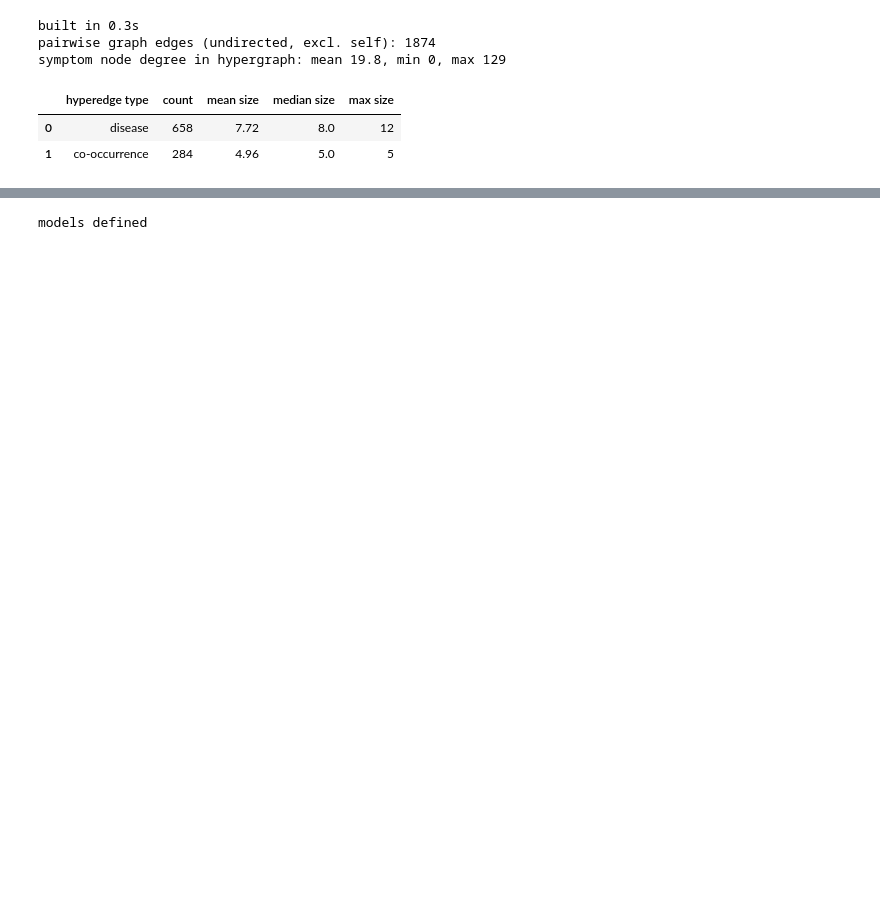
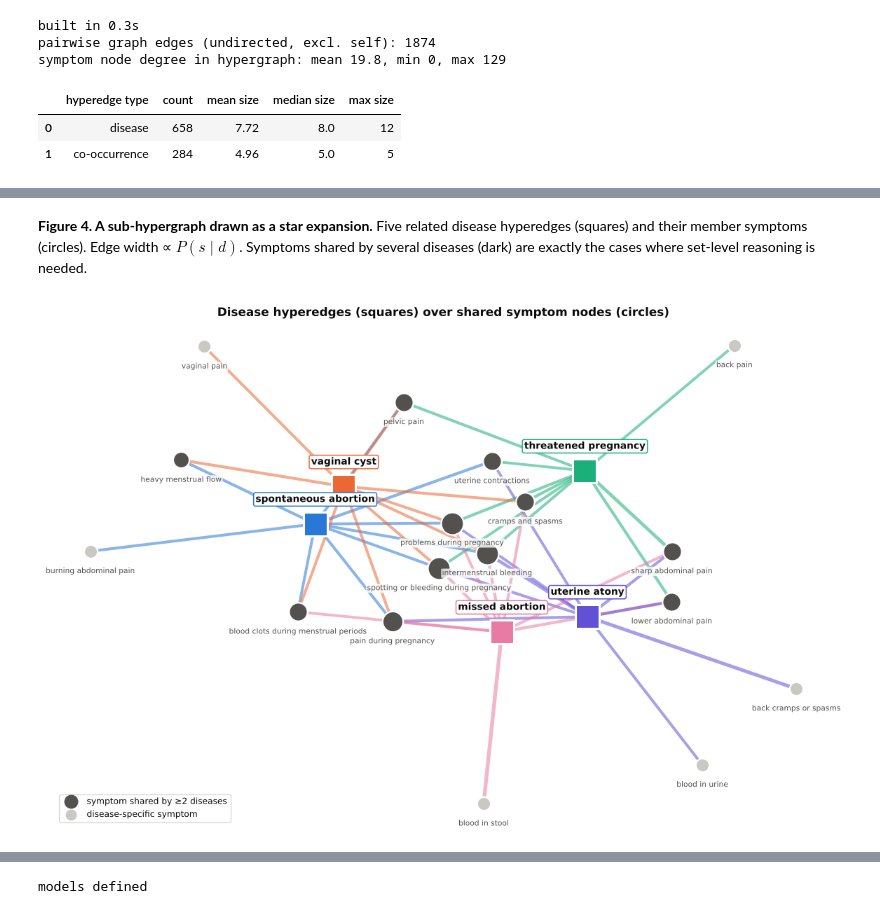
Before and after one commit to isratjahan829/CSE366-4--2021-2-60-115, a Jupyter notebook: HyperDiag-Thesis/HyperDiag_PreDefence.ipynb, the cells around one changed output, grey strips where cells are left out. Drawn from its saved outputs; the diff is of its cells as text; code cells hidden in the pictures; blank space fills up the shorter version.

```diff
--- a/HyperDiag-Thesis/HyperDiag_PreDefence.ipynb
+++ b/HyperDiag-Thesis/HyperDiag_PreDefence.ipynb
@@ -383 +523,37 @@ savefig("fig_hypergraph.png")
+# %% [markdown]
+**Figure 4. A sub-hypergraph drawn as a star expansion.** Five related disease hyperedges (squares) and their member symptoms (circles).
+Edge width ∝ $P(s\mid d)$. Symptoms shared by several diseases (dark) are exactly the cases where set-level reasoning is needed.
+# %%
+def jaccard_rows(Hb):
+    Hb = Hb.astype(np.float32); inter = Hb @ Hb.T; sz = Hb.sum(1)
+    return inter / np.maximum(sz[:, None] + sz[None] - inter, 1)
+JAC = jaccard_rows(ST["Hd"])
+d0 = int(np.argsort(-n_c)[2]); nbrs = [d0] + [int(i) for i in np.argsort(-JAC[d0]) if i != d0][:4]
+G = nx.Graph(); dis_col = ["#2a78d6", "#eb6834", "#1baf7a", "#e87ba4", "#6250d6"]
+for k_, d in enumerate(nbrs):
+    G.add_node(f"D{d}", kind="d", label=classes[d], color=dis_col[k_])
+    mem = np.flatnonzero(ST["Hd"][d]); mem = mem[np.argsort(-ST["p_sd"][d, mem])][:9]
+    for v in mem:
+        G.add_node(f"S{v}", kind="s", label=sym_names[v]); G.add_edge(f"D{d}", f"S{v}", w=ST["p_sd"][d, v], color=dis_col[k_])
+pos = nx.spring_layout(G, seed=3, k=0.95, iterations=300)
+fig, ax = plt.subplots(figsize=(13, 8.5)); ax.axis("off")
+for u, v, a_ in G.edges(data=True):
+    ax.plot(*zip(pos[u], pos[v]), color=a_["color"], lw=0.6 + 4 * a_["w"], alpha=0.55, zorder=1)
+for nd, a_ in G.nodes(data=True):
+    x_, y_ = pos[nd]
+    if a_["kind"] == "d":
+        ax.scatter(x_, y_, marker="s", s=520, color=a_["color"], edgecolor="white", lw=2, zorder=3)
+        ax.text(x_, y_ + 0.075, a_["label"], ha="center", fontsize=9, fontweight="bold", color=INK, zorder=4,
+                bbox=dict(boxstyle="round,pad=0.2", fc="white", ec=a_["color"], lw=1))
+    else:
+        deg = G.degree(nd)
+        ax.scatter(x_, y_, s=90 + 70 * deg, color="#52514e" if deg > 1 else "#c9c8c2", edgecolor="white", lw=1.5, zorder=3)
+        ax.text(x_, y_ - 0.055, a_["label"], ha="center", va="top", fontsize=7, color=INK2, zorder=4,
+                bbox=dict(boxstyle="round,pad=0.12", fc="white", ec="none", alpha=0.8))
+ax.set_title("Disease hyperedges (squares) over shared symptom nodes (circles)", fontsize=11)
+ax.scatter([], [], s=150, color="#52514e", label="symptom shared by ≥2 diseases"); ax.scatter([], [], s=90, color="#c9c8c2", label="disease-specific symptom")
+ax.legend(loc="lower left", fontsize=8, frameon=True)
+savefig("fig04_hypergraph_network.png")
+# %% [output]
+[figure, added]
 # %% [markdown]
```
Also changed, not shown: parts of 105 cells of this notebook, 53 other files.
